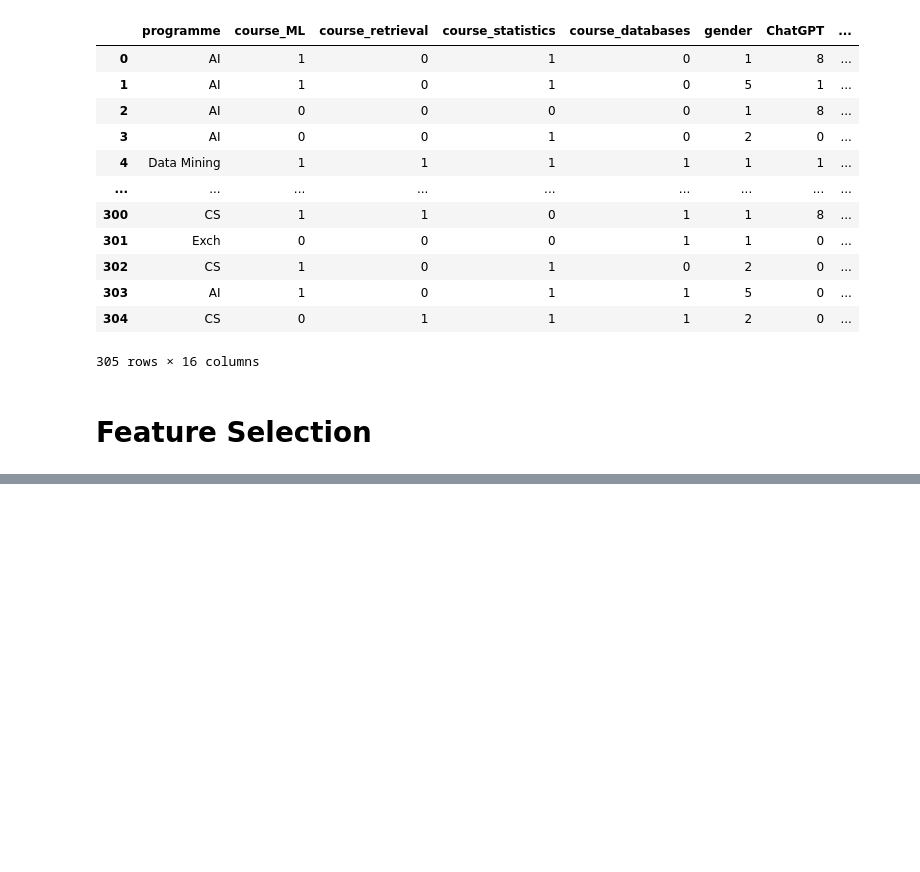
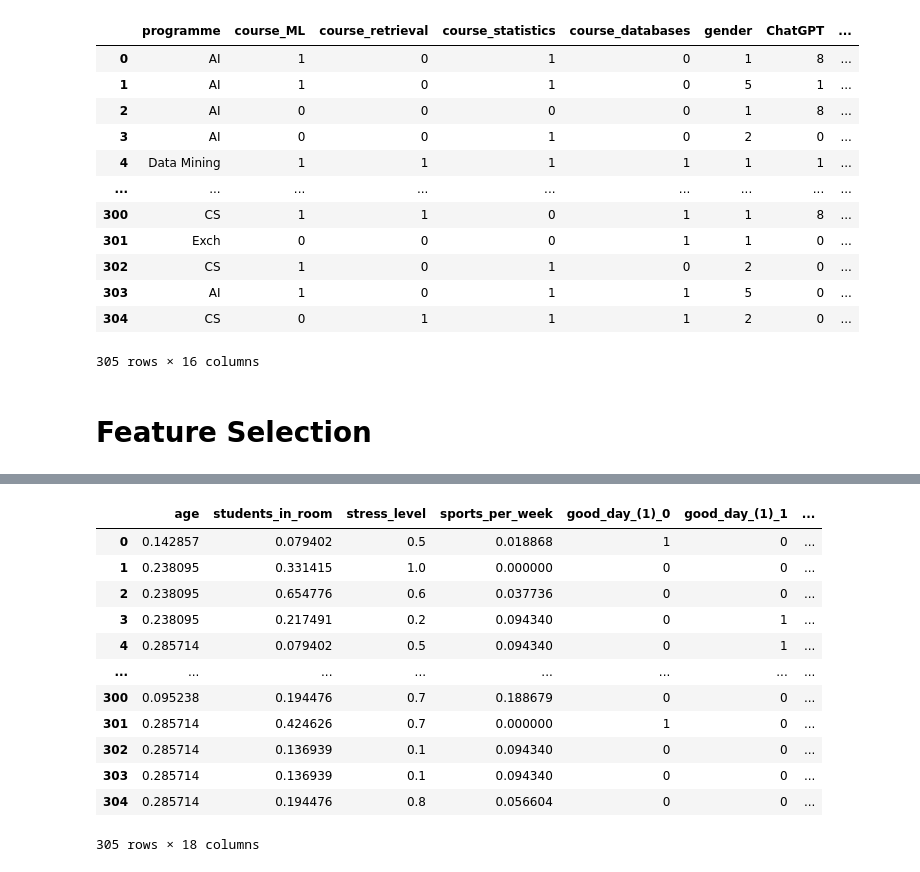
Before and after one commit to Mohammed-majeed/DMT_VU, a Jupyter notebook: DMT_Assignment_1 Task 1C.ipynb, the cells around one changed output, grey strips where cells are left out. Cells and saved outputs as stored; diff of their text form; code cells hidden in the pictures; blank space fills up the shorter version.

Commit message:
Added feature engineered dataset for classification

```diff
--- a/DMT_Assignment_1 Task 1C.ipynb
+++ b/DMT_Assignment_1 Task 1C.ipynb
@@ -187 +209,21 @@ None
 213 rows × 19 columns
+# %%
+final = df.loc[:, ["age", "students_in_room", "stress_level", "sports_per_week", "good_day_(1)", "good_day_(2)"]]
+final = one_hot_encode(final, "good_day_(1)")
+final = one_hot_encode(final, "good_day_(2)")
+final.to_csv("classification_da")
+final
+# %% [output]
+|  | age | students_in_room | stress_level | sports_per_week | good_day_(1)_0 | good_day_(1)_1 | ... |
+| 0 | 0.142857 | 0.079402 | 0.5 | 0.018868 | 1 | 0 | ... |
+| 1 | 0.238095 | 0.331415 | 1.0 | 0.000000 | 0 | 0 | ... |
+| 2 | 0.238095 | 0.654776 | 0.6 | 0.037736 | 0 | 0 | ... |
+| 3 | 0.238095 | 0.217491 | 0.2 | 0.094340 | 0 | 1 | ... |
+| 4 | 0.285714 | 0.079402 | 0.5 | 0.094340 | 0 | 1 | ... |
+| ... | ... | ... | ... | ... | ... | ... | ... |
+| 300 | 0.095238 | 0.194476 | 0.7 | 0.188679 | 0 | 0 | ... |
+| 301 | 0.285714 | 0.424626 | 0.7 | 0.000000 | 1 | 0 | ... |
+| 302 | 0.285714 | 0.136939 | 0.1 | 0.094340 | 0 | 0 | ... |
+| 303 | 0.285714 | 0.136939 | 0.1 | 0.094340 | 0 | 0 | ... |
+| 304 | 0.285714 | 0.194476 | 0.8 | 0.056604 | 0 | 0 | ... |
+305 rows × 18 columns
```
Also changed, not shown: parts of 8 cells of this notebook, 6 other files.
